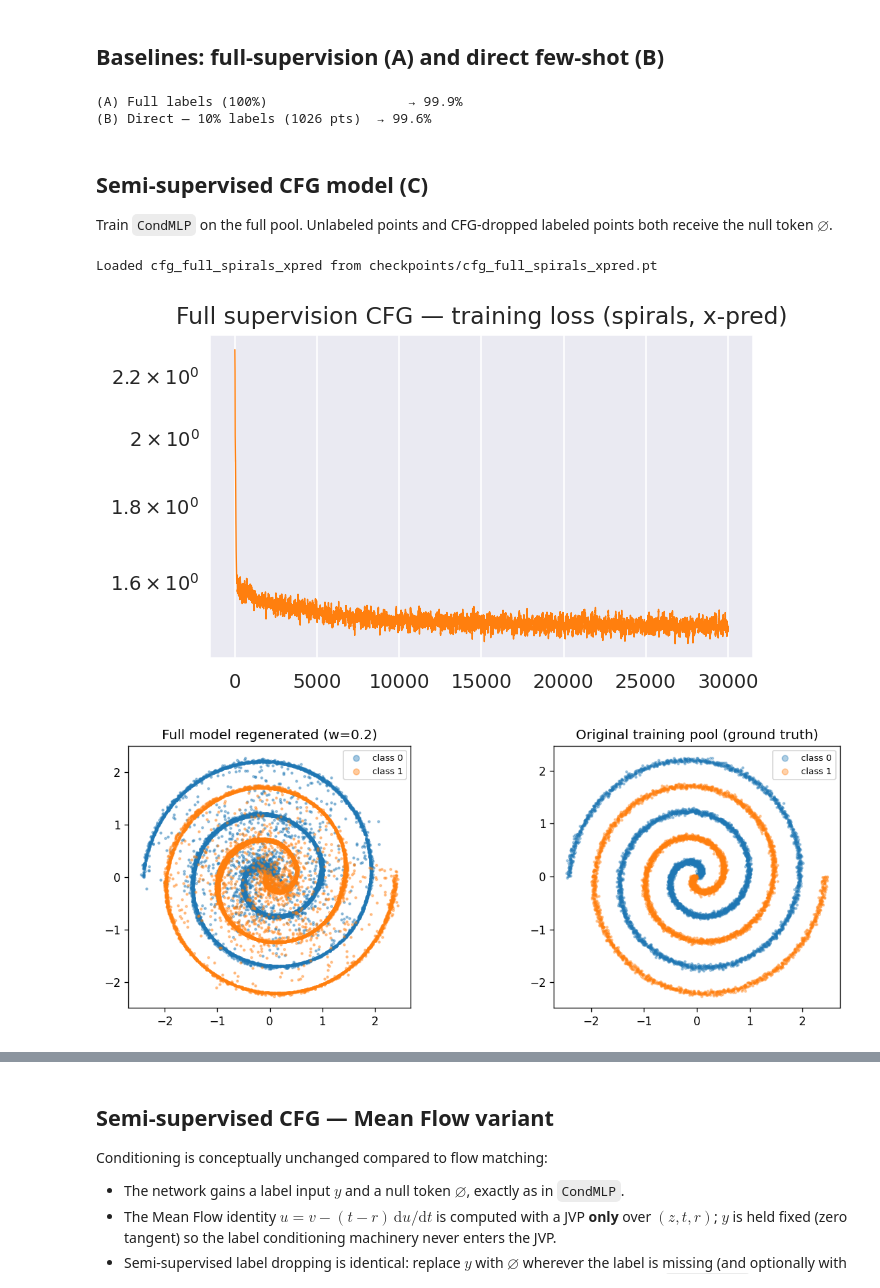
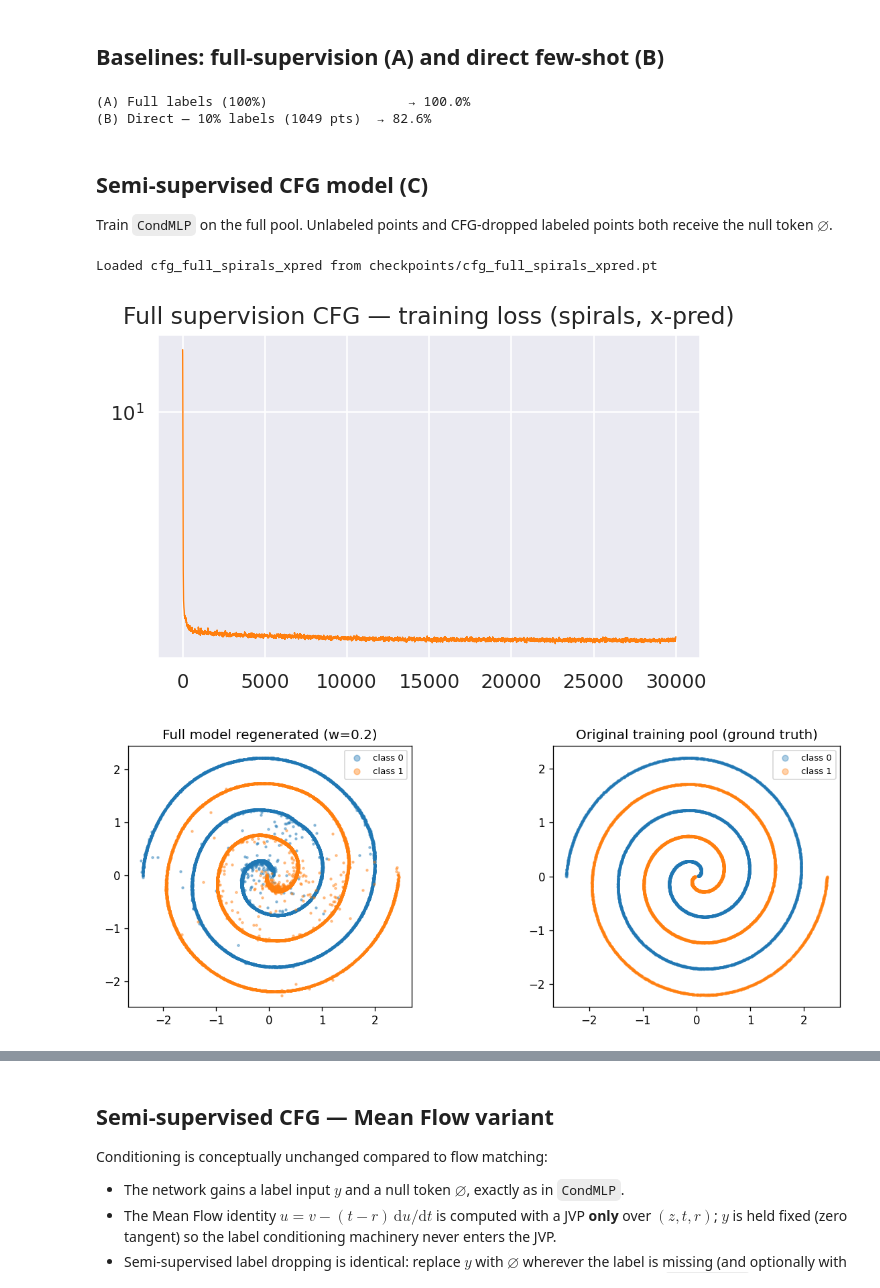
Before and after one commit to etienne87/diffusion_tutorials, a Jupyter notebook: notebooks/semi_supervised_with_cfg.ipynb, the cells around one changed output, grey strips where cells are left out. Saved outputs shown, nothing was run; the diff lists cells and outputs as text; code cells hidden in the pictures.

Commit message:
it is... always worse if you generated data is trained on partially seen labels. what should be explored is multiple conditioning parameters with correlation to label perhaps?

```diff
--- a/notebooks/semi_supervised_with_cfg.ipynb
+++ b/notebooks/semi_supervised_with_cfg.ipynb
@@ -65,7 +65,7 @@ def make_spirals(n_samples=12000, n_turns=2.5, noise=0.01, random_state=0):
     idx = rng.permutation(len(X))
     return X[idx], y[idx]
 
-X, y = make_spirals(n_samples=12000, n_turns=2.5, noise=0.01)
+X, y = make_spirals(n_samples=12000, n_turns=2.5, noise=0.001)
 X = (X - X.mean(0)) / X.std(0)
 
 train_x = torch.tensor(X, dtype=torch.float32)
@@ -115,7 +115,7 @@ The null token replaces the label when: the label is absent **or** random CFG
 dropout fires (15 %).
 # %%
 LABEL_KEEP_FRAC = 0.1
-P_UNCOND        = 0.15
+P_UNCOND        = 0.5
 
 torch.manual_seed(99)
 perm   = torch.randperm(len(train_x))
@@ -127,7 +127,14 @@ pool_x = train_x[perm[n_test:]]   # all data — unlabeled fraction included
 pool_y = train_y[perm[n_test:]]   # ground-truth labels (not given to model)
 
 torch.manual_seed(7)
-label_mask = torch.rand(len(pool_x)) < LABEL_KEEP_FRAC
+# Non-IID labeling: points closer to the pool center are more likely to be labeled.
+center = pool_x.mean(dim=0, keepdim=True)
+dist = torch.norm(pool_x - center, dim=1)
+dist01 = (dist - dist.min()) / (dist.max() - dist.min() + 1e-8)
+keep_prob = (1.0 - dist01)**4
+keep_prob = keep_prob * (LABEL_KEEP_FRAC / keep_prob.mean().clamp_min(1e-8))
+keep_prob = keep_prob.clamp(0.0, 1.0)
+label_mask = torch.rand(len(pool_x)) < keep_prob
 labeled_x  = pool_x[label_mask]
 labeled_y  = pool_y[label_mask]
 
@@ -209,8 +216,8 @@ clf_direct = train_clf(labeled_x, labeled_y)
 acc_direct = test_acc(clf_direct, test_x, test_y)
 print(f"(B) Direct — {LABEL_KEEP_FRAC*100:.0f}% labels ({n_labeled} pts)  → {acc_direct*100:.1f}%")
 # %% [output]
-(A) Full labels (100%)                  → 99.9%
-(B) Direct — 10% labels (1026 pts)  → 99.6%
+(A) Full labels (100%)                  → 100.0%
+(B) Direct — 10% labels (1049 pts)  → 82.6%
 # %% [markdown]
 ## Semi-supervised CFG model (C)
 
@@ -243,8 +250,9 @@ def make_semi_train_step(p_uncond, null_idx, label_mask_vec=None,
     else:
         label_mask_vec = label_mask_vec.to(pool_x_dev.device).bool()
 
+
+    effective_p_uncond = p_uncond
     labeled_frac = label_mask_vec.float().mean().item()
-    effective_p_uncond = p_uncond
     if labeled_frac < min_labeled_frac_for_dropout and p_uncond > 0.0:
         print(f"[make_semi_train_step] labeled_frac={labeled_frac:.2%} < "
               f"{min_labeled_frac_for_dropout:.0%}; forcing p_uncond 0 "
@@ -283,7 +291,7 @@ def make_semi_train_step(p_uncond, null_idx, label_mask_vec=None,
 # pred_type="x": network predicts clean x directly — simpler target, no
 # velocity blowup at small t, tends to produce sharper samples on hard geometry.
 full_model = CondMLP(num_in=2, hidden=64, n_classes=N_CLASSES, time_dim=32, cond_dim=32, n_residual=4,
-                     x_prediction=False)
+                     x_prediction=True)
 full_label_mask = torch.ones(len(pool_x_dev), dtype=torch.bool, device=pool_x_dev.device)
 full_step  = make_semi_train_step(0.5, full_model.null_idx, label_mask_vec=full_label_mask)
 
@@ -302,36 +310,36 @@ with sns.axes_style("darkgrid"):
 
 
 # Quick visual sanity check: full-model regenerated data vs original pool data
 N_GEN_FULL_VIS = 10000
 W_FULL_VIS     = 0.2
 
 labels_full_vis = torch.arange(N_CLASSES).repeat_interleave(N_GEN_FULL_VIS)
-gen_full_x      = sample_cfg(full_model, labels_full_vis, w=W_FULL_VIS, n_steps=10)
+gen_full_x      = sample_cfg(full_model, labels_full_vis, w=W_FULL_VIS, n_steps=30)
 
 fig, axes = plt.subplots(1, 2, figsize=(11, 4), dpi=120)
 
 for k in range(N_CLASSES):
     m = labels_full_vis.numpy() == k
     axes[0].scatter(gen_full_x[m, 0], gen_full_x[m, 1], s=3, alpha=0.4,
                     color=palette(k), label=f'class {k}')
 axes[0].set_title(f'Full model regenerated (w={W_FULL_VIS})')
 axes[0].set_aspect('equal')
 axes[0].legend(markerscale=3, fontsize=8)
 
 for k in range(N_CLASSES):
     m = pool_y.numpy() == k
     axes[1].scatter(pool_x[m, 0], pool_x[m, 1], s=3, alpha=0.35,
                     color=palette(k), label=f'class {k}')
 axes[1].set_title('Original training pool (ground truth)')
 axes[1].set_aspect('equal')
 axes[1].legend(markerscale=3, fontsize=8)
 
 plt.tight_layout()
 plt.show()
 # %% [output]
 Loaded cfg_full_spirals_xpred from checkpoints/cfg_full_spirals_xpred.pt
-[figure, old version]
+[figure, new version]
-[figure, old version]
+[figure, new version]
 # %%
 # Train on sparsely labeled data
 # pred_type="x": network predicts clean x directly — simpler target, no
```
Also changed, not shown: parts of 5 cells of this notebook.
